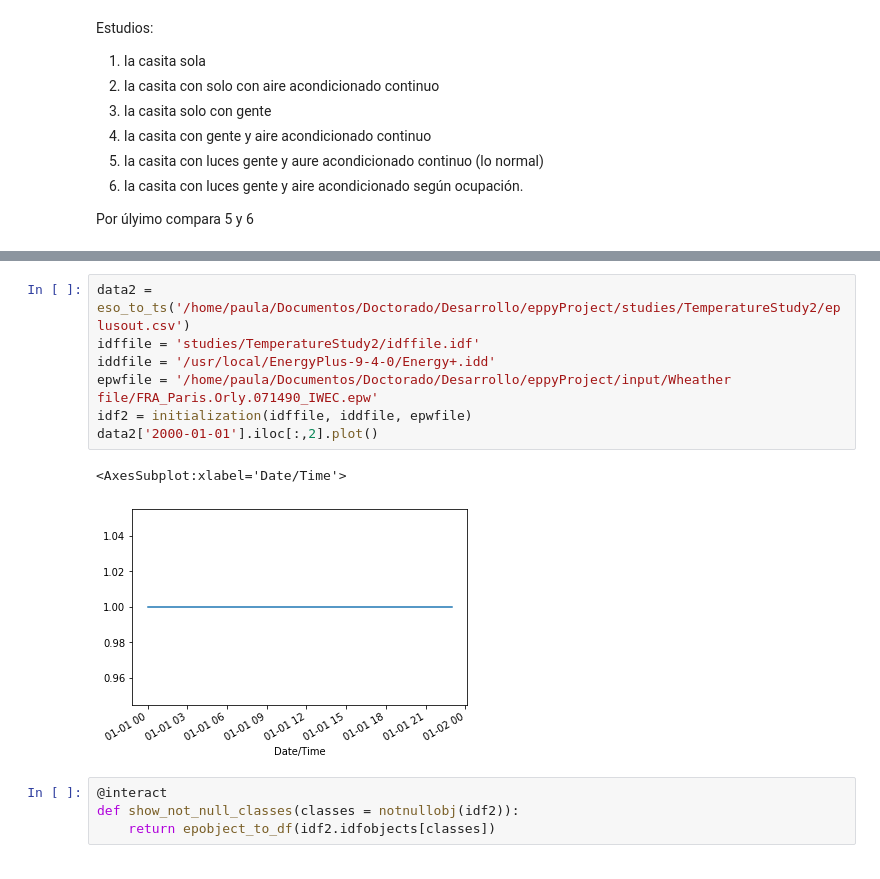
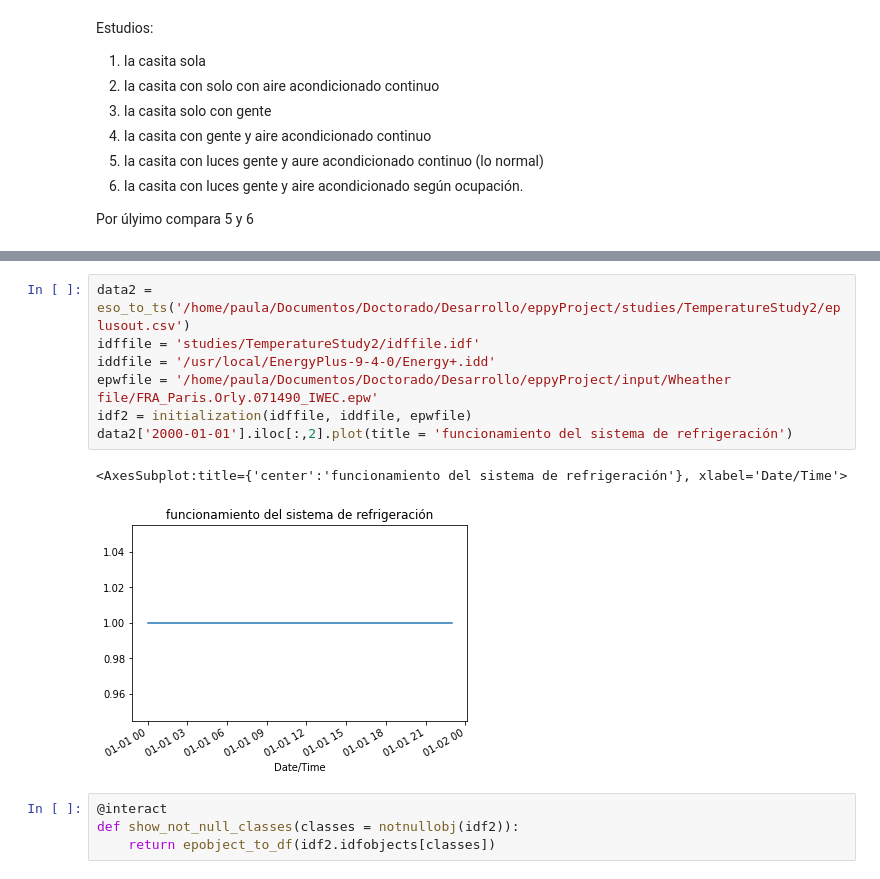
Before and after one commit to paulavmf/eppyProject, a Jupyter notebook: TemoeratureStudyplots.ipynb, the cells around one changed output, grey strips where cells are left out. Cells and saved outputs as stored; diff of their text form.

```diff
--- a/TemoeratureStudyplots.ipynb
+++ b/TemoeratureStudyplots.ipynb
@@ -64,13 +76,13 @@ python Script: TemperaturaStudy2.py
 # %%
 data2 = eso_to_ts('/home/paula/Documentos/Doctorado/Desarrollo/eppyProject/studies/TemperatureStudy2/eplusout.csv')
 idffile = 'studies/TemperatureStudy2/idffile.idf'
 iddfile = '/usr/local/EnergyPlus-9-4-0/Energy+.idd'
 epwfile = '/home/paula/Documentos/Doctorado/Desarrollo/eppyProject/input/Wheather file/FRA_Paris.Orly.071490_IWEC.epw'
 idf2 = initialization(idffile, iddfile, epwfile)
-data2['2000-01-01'].iloc[:,2].plot()
+data2['2000-01-01'].iloc[:,2].plot(title = 'funcionamiento del sistema de refrigeración')
 # %% [output]
-<AxesSubplot:xlabel='Date/Time'>
+<AxesSubplot:title={'center':'funcionamiento del sistema de refrigeración'}, xlabel='Date/Time'>
-[figure, old version]
+[figure, new version]
 # %%
 @interact
 def show_not_null_classes(classes = notnullobj(idf2)):
```
Also changed, not shown: parts of 34 cells of this notebook, 3 other files.
